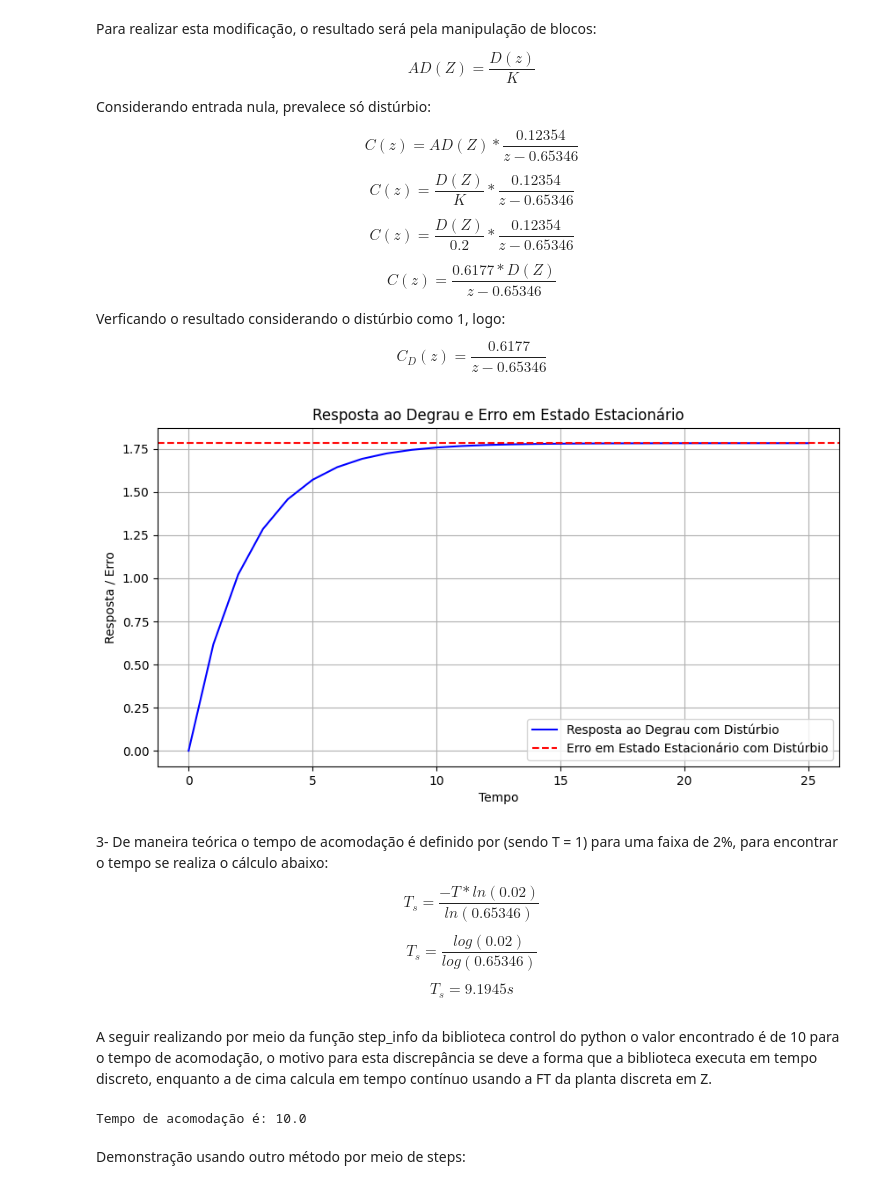
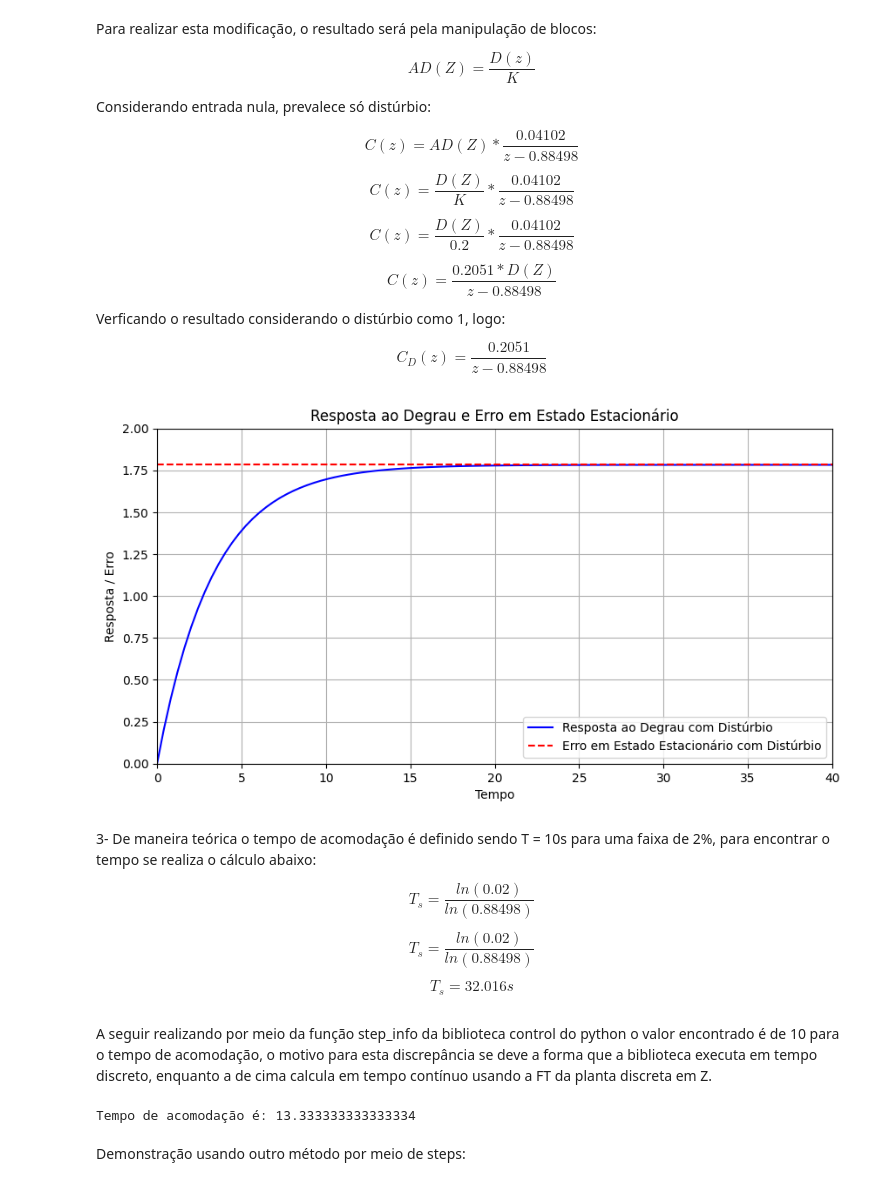
Before and after one commit to pedroivovasconcelos/controledigital, a Jupyter notebook: capitulo6.ipynb, the cells around one changed output. Saved outputs shown, nothing was run; the diff lists cells and outputs as text; code cells hidden in the pictures.

```diff
--- a/capitulo6.ipynb
+++ b/capitulo6.ipynb
@@ -65,51 +70,56 @@ $$AD(Z) = \frac{D(z)}{K}$$
 
 Considerando entrada nula, prevalece só distúrbio:
 
-$$ C(z) = AD(Z)*\frac{0.12354}{z - 0.65346} $$
+$$ C(z) = AD(Z)*\frac{0.04102}{z - 0.88498} $$
 
-$$ C(z) = \frac{D(Z)}{K}*\frac{0.12354}{z - 0.65346} $$
+$$ C(z) = \frac{D(Z)}{K}*\frac{0.04102}{z - 0.88498} $$
 
-$$ C(z) = \frac{D(Z)}{0.2}*\frac{0.12354}{z - 0.65346} $$
+$$ C(z) = \frac{D(Z)}{0.2}*\frac{0.04102}{z - 0.88498} $$
 
-$$ C(z) = \frac{0.6177*D(Z)}{z - 0.65346} $$
+$$ C(z) = \frac{0.2051*D(Z)}{z - 0.88498} $$
 
 Verficando o resultado considerando o distúrbio como 1, logo:
 
-$$ C_D(z) = \frac{0.6177}{z - 0.65346} $$
+$$ C_D(z) = \frac{0.2051}{z - 0.88498} $$
 # %%
 import numpy as np
 import matplotlib.pyplot as plt
 import control as ctl
 
 # Definindo a função de transferência do sistema com Distúrbio
-num = [0.6177]
-den = [1, -0.65346]
+num = [0.2051]
+den = [1, -0.88498]
 CDz = ctl.TransferFunction(num, den, True)
+
+# Definindo o tempo de simulação
+simulation_time = np.linspace(0, 40, num=100)
 
 # Cálculo erro em estado estacionário e resposta ao degrau com Distúrbio
 s_s = ctl.step_info(CDz)['SteadyStateValue']
-T, yout = ctl.step_response(CDz)
+T, yout = ctl.step_response(CDz, simulation_time)
 
 # Plotando a resposta ao degrau e o erro em estado estacionário com Distúrbio
 plt.figure(figsize=(10, 5))
 plt.plot(T, yout, 'b-', label='Resposta ao Degrau com Distúrbio')
 plt.axhline(y=s_s, color='r', linestyle='--', label='Erro em Estado Estacionário com Distúrbio')
 plt.title('Resposta ao Degrau e Erro em Estado Estacionário')
 plt.xlabel('Tempo')
 plt.ylabel('Resposta / Erro')
+plt.xlim(0,40)
+plt.ylim(0, 2)
 plt.legend()
 plt.grid(True)
 plt.show()
 # %% [output]
-[figure, old version]
+[figure, new version]
 # %% [markdown]
-3- De maneira teórica o tempo de acomodação é definido por (sendo T = 1) para uma faixa de 2%, para encontrar o tempo se realiza o cálculo abaixo:
+3- De maneira teórica o tempo de acomodação é definido sendo T = 10s para uma faixa de 2%, para encontrar o tempo se realiza o cálculo abaixo:
 
-$$ T_s = \frac{−T*ln(0.02)}{ln(0.65346)} $$
+$$ T_s = \frac{ln(0.02)}{ln(0.88498)} $$
 
-$$ T_s = \frac{log(0.02)}{log(0.65346)}$$
+$$ T_s = \frac{ln(0.02)}{ln(0.88498)}$$
 
-$$ T_s = 9.1945s $$
+$$ T_s = 32.016s $$
 # %% [markdown]
 A seguir realizando por meio da função step_info da biblioteca control do python o valor encontrado é de 10 para o tempo de acomodação, o motivo para esta discrepância se deve a forma que a biblioteca executa em tempo discreto, enquanto a de cima calcula em tempo contínuo usando a FT da planta discreta em Z.
 # %%
@@ -118,16 +128,19 @@ import matplotlib.pyplot as plt
 import control as ctl
 
 # Definindo a função de transferência do sistema
-num = [0.12354]
-den = [1, -0.65346]
+num = [0.2051]
+den = [1, -0.88498]
 Cz = ctl.TransferFunction(num, den, True)
 
+# Definindo o tempo de simulação
+simulation_time = np.linspace(0, 40, num=100)
+
 # Cálculo erro em estado estacionário e resposta ao degrau
-degrau = ctl.step_info(Cz)
+degrau = ctl.step_info(Cz, simulation_time)
 t_ss = degrau['SettlingTime']
 print(f"Tempo de acomodação é: {t_ss}")
 # %% [output]
-Tempo de acomodação é: 10.0
+Tempo de acomodação é: 13.333333333333334
 # %% [markdown]
 Demonstração usando outro método por meio de steps:
 # %%
```
Also changed, not shown: parts of 3 cells of this notebook, 2 other files.
